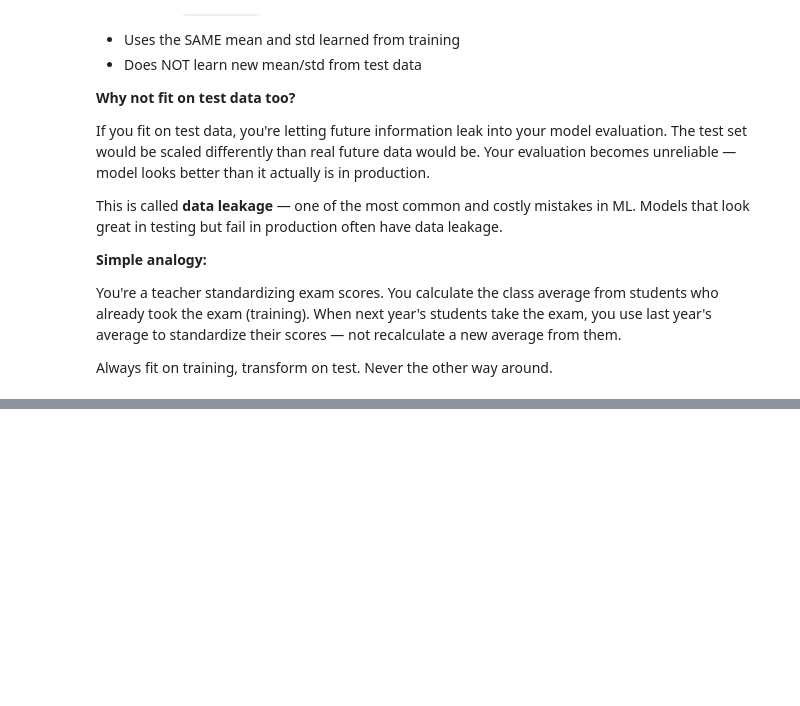
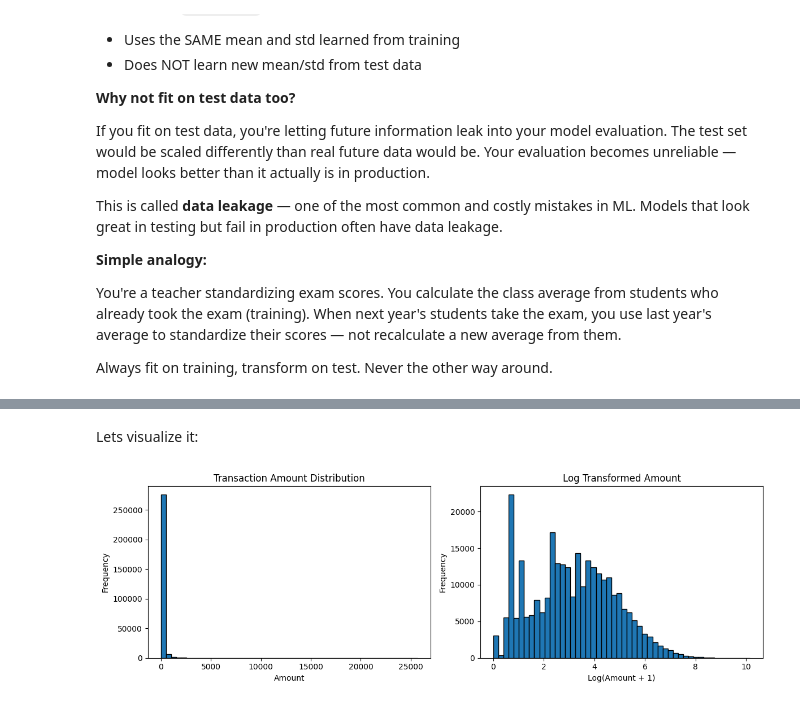
Before and after one commit to LokeswarMaddika/detoml, a Jupyter notebook: week-03-classical-ml/fraud-detection/fraud_detection.ipynb, the cells around one changed output, grey strips where cells are left out. Saved outputs shown, nothing was run; the diff lists cells and outputs as text; code cells hidden in the pictures; blank space fills up the shorter version.

```diff
--- a/week-03-classical-ml/fraud-detection/fraud_detection.ipynb
+++ b/week-03-classical-ml/fraud-detection/fraud_detection.ipynb
@@ -200,0 +229,21 @@ Always fit on training, transform on test. Never the other way around.
+# %% [markdown]
+Lets visualize it:
+# %%
+fig, axes = plt.subplots(1, 2, figsize=(12, 4))
+
+# Amount distribution
+axes[0].hist(df['Amount'], bins=50, edgecolor='black')
+axes[0].set_title('Transaction Amount Distribution')
+axes[0].set_xlabel('Amount')
+axes[0].set_ylabel('Frequency')
+
+# Log transformed amount
+axes[1].hist(np.log1p(df['Amount']), bins=50, edgecolor='black')
+axes[1].set_title('Log Transformed Amount')
+axes[1].set_xlabel('Log(Amount + 1)')
+axes[1].set_ylabel('Frequency')
+
+plt.tight_layout()
+plt.show()
+# %% [output]
+[figure, added]
```
Also changed, not shown: parts of 31 cells of this notebook, 4 other files.
